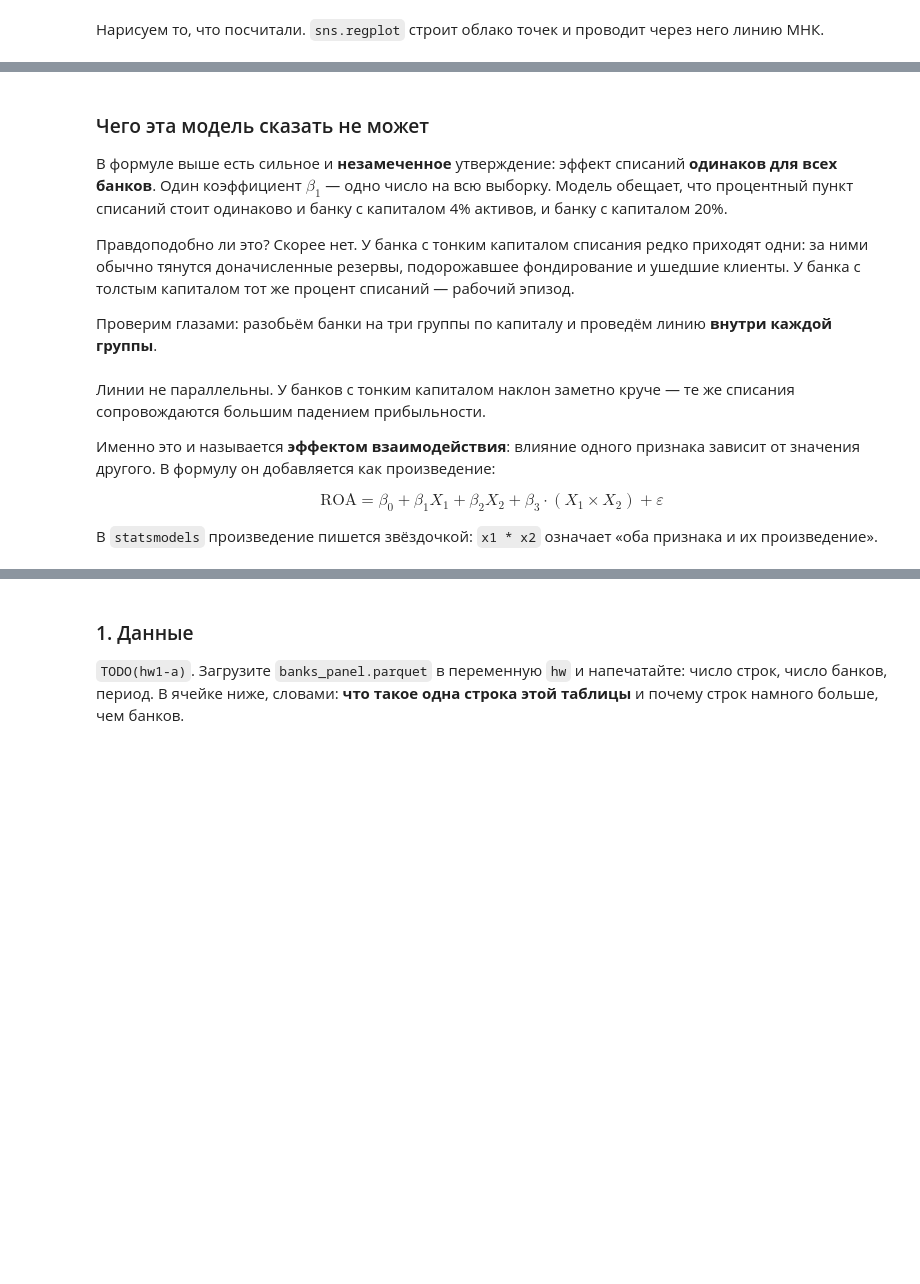
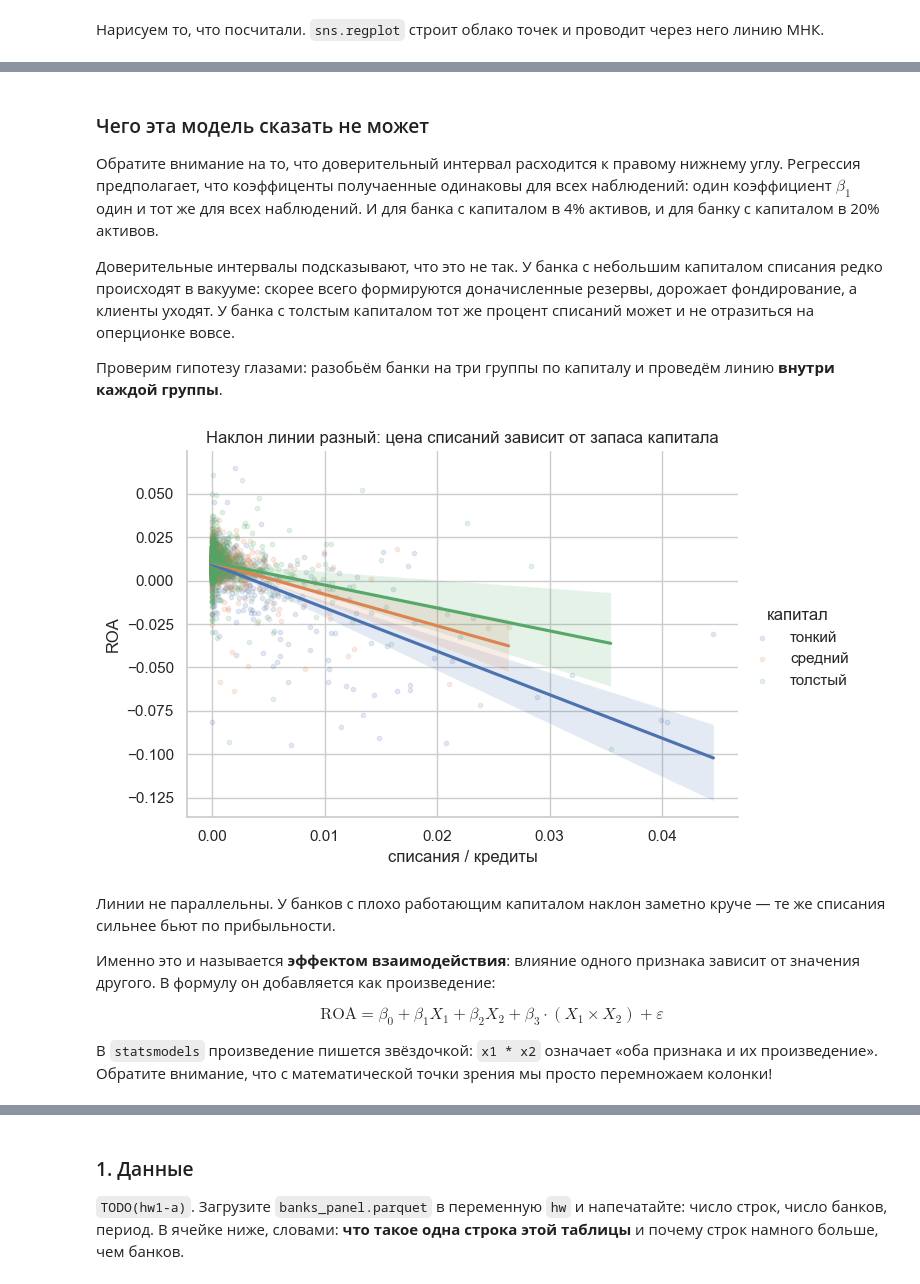
Before and after one commit to nvvoitov/da_intro, a Jupyter notebook: notebooks/L01.ipynb, the cells around one changed output, grey strips where cells are left out. Drawn from its saved outputs; the diff is of its cells as text; code cells hidden in the pictures; blank space fills up the shorter version.

```diff
--- a/notebooks/L01.ipynb
+++ b/notebooks/L01.ipynb
@@ -298,33 +404,35 @@ plt.show()
 # %% [markdown]
 ### Чего эта модель сказать не может
 
-В формуле выше есть сильное и **незамеченное** утверждение: эффект списаний **одинаков для всех банков**. Один коэффициент $\beta_1$ — одно число на всю выборку. Модель обещает, что процентный пункт списаний стоит одинаково и банку с капиталом 4% активов, и банку с капиталом 20%.
+Обратите внимание на то, что доверительный интервал расходится к правому нижнему углу. Регрессия предполагает, что коэффиценты получаенные одинаковы для всех наблюдений: один коэффициент $\beta_1$ один и тот же для всех наблюдений. И для банка с капиталом в 4% активов, и для банку с капиталом в 20% активов.
 
-Правдоподобно ли это? Скорее нет. У банка с тонким капиталом списания редко приходят одни: за ними обычно тянутся доначисленные резервы, подорожавшее фондирование и ушедшие клиенты. У банка с толстым капиталом тот же процент списаний — рабочий эпизод.
+Доверительные интервалы подсказывают, что это не так. У банка с небольшим капиталом списания редко происходят в вакууме: скорее всего формируются доначисленные резервы, дорожает фондирование, а клиенты уходят. У банка с толстым капиталом тот же процент списаний может и не отразиться на оперционке вовсе.
 
-Проверим глазами: разобьём банки на три группы по капиталу и проведём линию **внутри каждой группы**.
+Проверим гипотезу глазами: разобьём банки на три группы по капиталу и проведём линию **внутри каждой группы**.
 # %%
 # pd.qcut делит на 3 равные по числу наблюдений группы (по терцилям) и подписывает их
 show = show.copy()
 show["капитал"] = pd.qcut(show["c_equity_assets"], 3,
                           labels=["тонкий", "средний", "толстый"])
 
 # lmplot рисует отдельную линию регрессии для каждой группы (hue = "раскрасить по")
 sns.lmplot(data=show, x="a_nco_rate", y="e_roa", hue="капитал",
-           height=4.5, aspect=1.5, ci=None,
+           height=4.5, aspect=1.5,
            scatter_kws={"alpha": 0.15, "s": 10})
 plt.title("Наклон линии разный: цена списаний зависит от запаса капитала")
 plt.xlabel("списания / кредиты")
 plt.ylabel("ROA")
 plt.show()
+# %% [output]
+[figure, added]
 # %% [markdown]
-Линии не параллельны. У банков с тонким капиталом наклон заметно круче — те же списания сопровождаются большим падением прибыльности.
+Линии не параллельны. У банков с плохо работающим капиталом наклон заметно круче — те же списания сильнее бьют по прибыльности.
 
 Именно это и называется **эффектом взаимодействия**: влияние одного признака зависит от значения другого. В формулу он добавляется как произведение:
 
 $$ \text{ROA} = \beta_0 + \beta_1 X_1 + \beta_2 X_2 + \beta_3 \cdot (X_1 \times X_2) + \varepsilon $$
 
-В `statsmodels` произведение пишется звёздочкой: `x1 * x2` означает «оба признака и их произведение».
+В `statsmodels` произведение пишется звёздочкой: `x1 * x2` означает «оба признака и их произведение». Обратите внимание, что с математической точки зрения мы просто перемножаем колонки!
 # %%
 # Звёздочка = x1 + x2 + x1:x2. Двоеточие — это само произведение.
 model_inter = smf.ols("e_roa ~ a_nco_rate * c_equity_assets", data=banks).fit()
```
Also changed, not shown: parts of 59 cells of this notebook, 6 other files.
